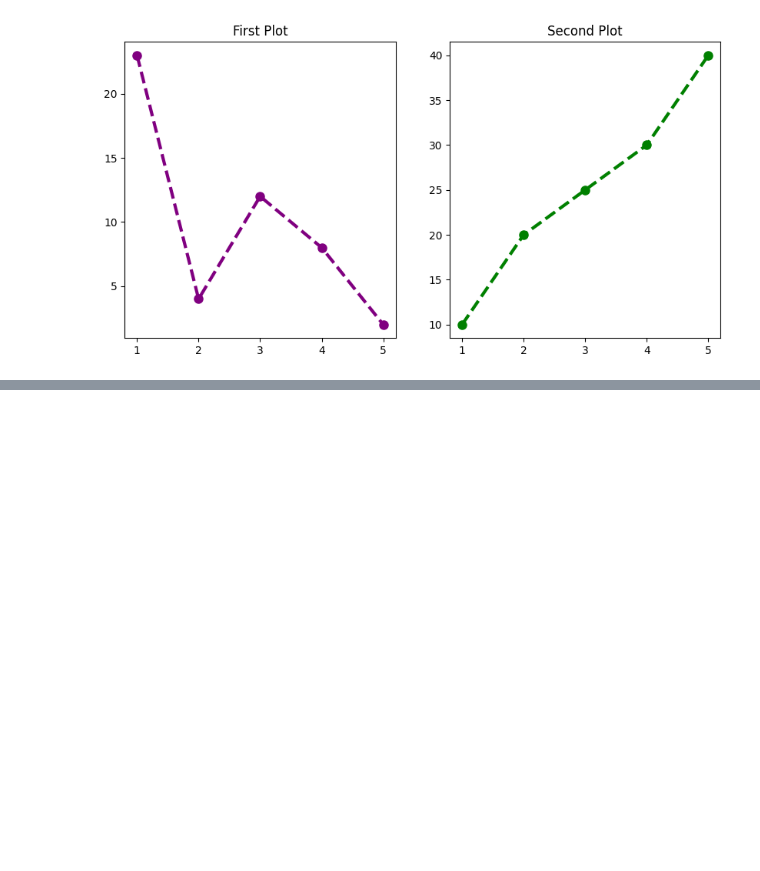
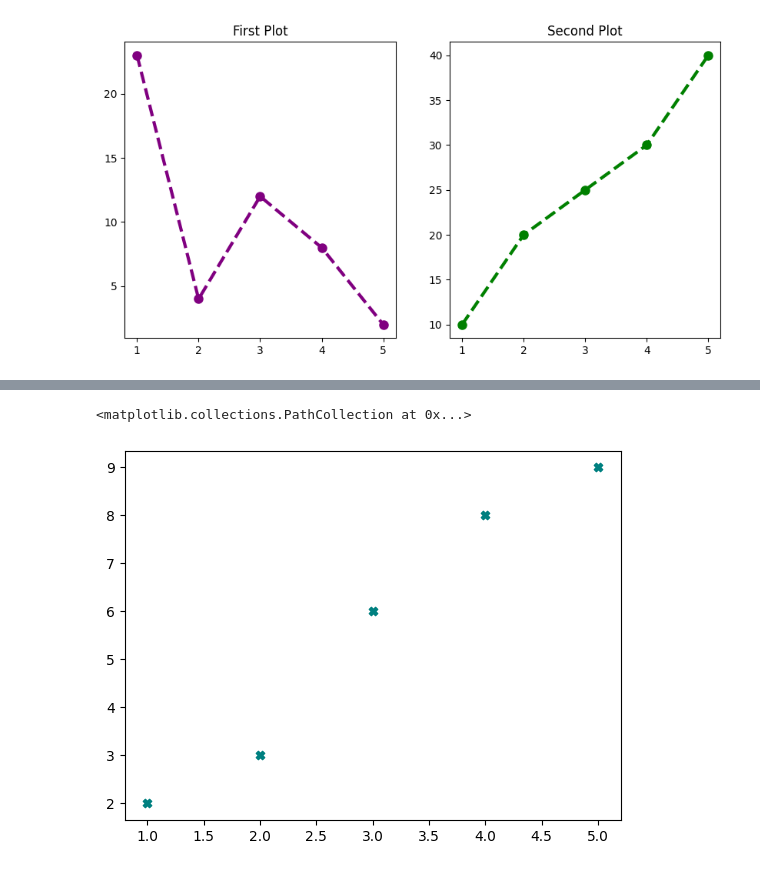
Before and after one commit to masumb2k2/Python-for-Generative-AI, a Jupyter notebook: Data Analysis with Python/matplotlib.ipynb, the cells around one changed output, grey strips where cells are left out. Drawn from its saved outputs; the diff is of its cells as text; code cells hidden in the pictures; blank space fills up the shorter version.

Commit message:
matplotlib end

```diff
--- a/Data Analysis with Python/matplotlib.ipynb
+++ b/Data Analysis with Python/matplotlib.ipynb
@@ -89,0 +115,11 @@ Text(0.5, 1.0, 'Second Plot')
+# %%
+# A scatter plot is a graph that uses dots to show the relationship between two different numerical variables
+
+# same date
+x=[1,2,3,4,5]
+y=[2,3,6,8,9]
+
+plt.scatter(x,y,color='teal',marker='X')
+# %% [output]
+<matplotlib.collections.PathCollection at 0x...>
+[figure, added]
```
Also changed, not shown: parts of 13 cells of this notebook.
